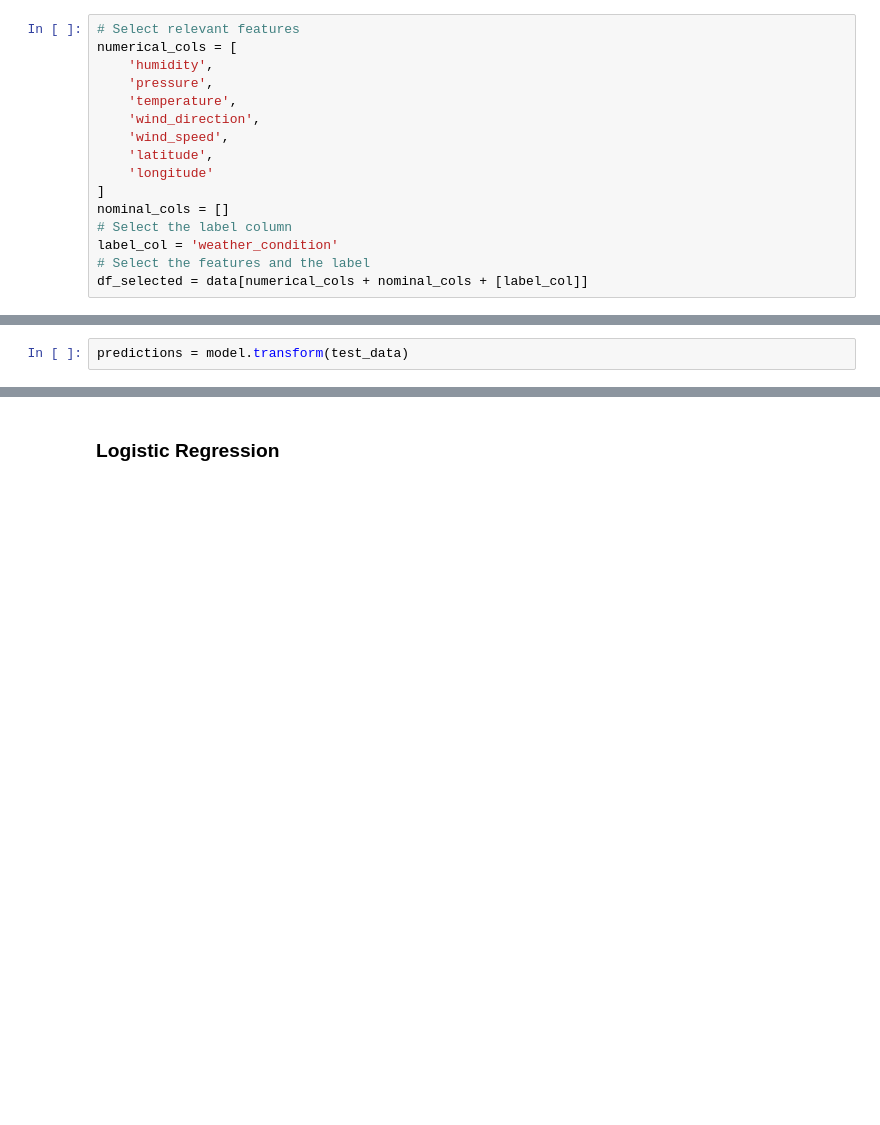
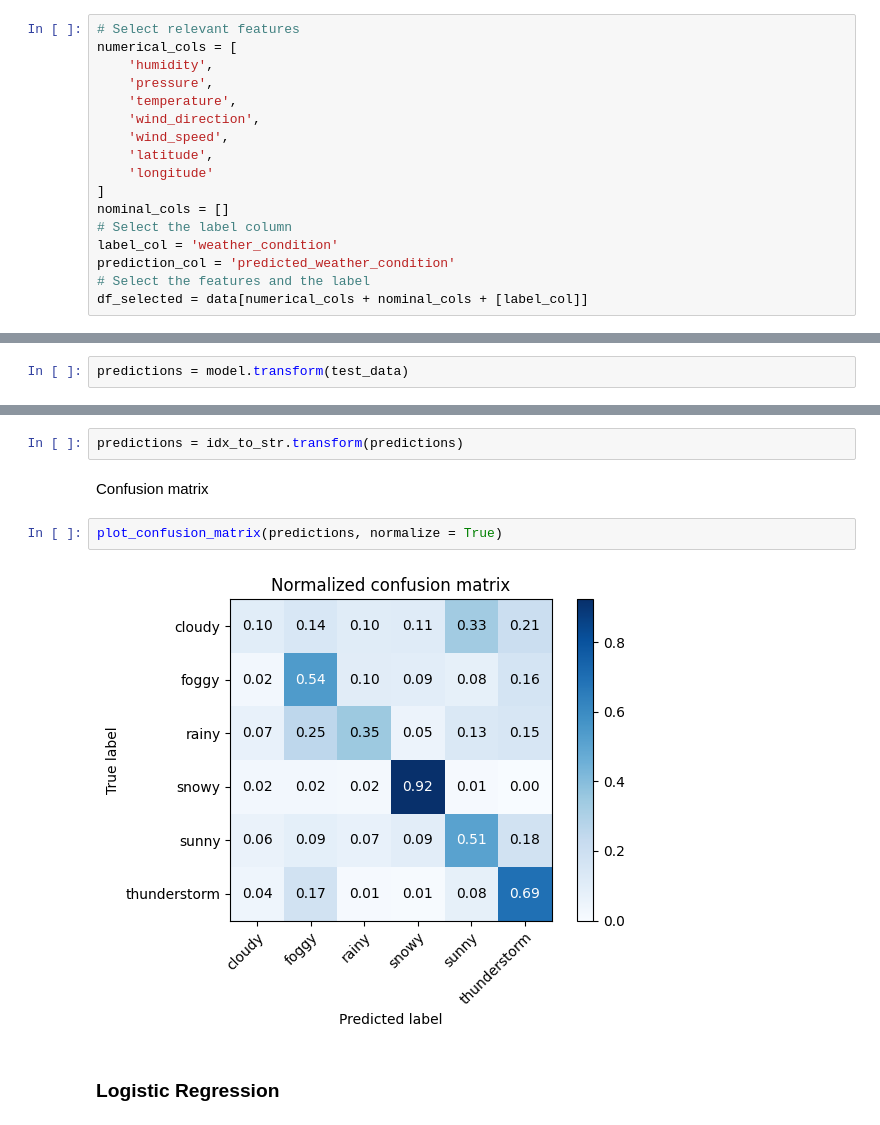
Before and after one commit to khanhdq109/Big-Data-for-Weather-Forecasting, a Jupyter notebook: pipeline.ipynb, the cells around one changed output, grey strips where cells are left out. Cells and saved outputs as stored; diff of their text form; blank space fills up the shorter version.

Commit message:
Re-construct and add confusion matrix

```diff
--- a/pipeline.ipynb
+++ b/pipeline.ipynb
@@ -54,6 +67,7 @@ numerical_cols = [
 nominal_cols = []
 # Select the label column
 label_col = 'weather_condition'
+prediction_col = 'predicted_weather_condition'
 # Select the features and the label
 df_selected = data[numerical_cols + nominal_cols + [label_col]]
 # %%
@@ -188,3 +274,11 @@ evaluate(predictions)
+# %%
+predictions = idx_to_str.transform(predictions)
+# %% [markdown]
+Confusion matrix
+# %%
+plot_confusion_matrix(predictions, normalize = True)
+# %% [output]
+[figure, added]
 # %% [markdown]
 ### Logistic Regression
 # %% [markdown]
```
Also changed, not shown: parts of 27 cells of this notebook.
